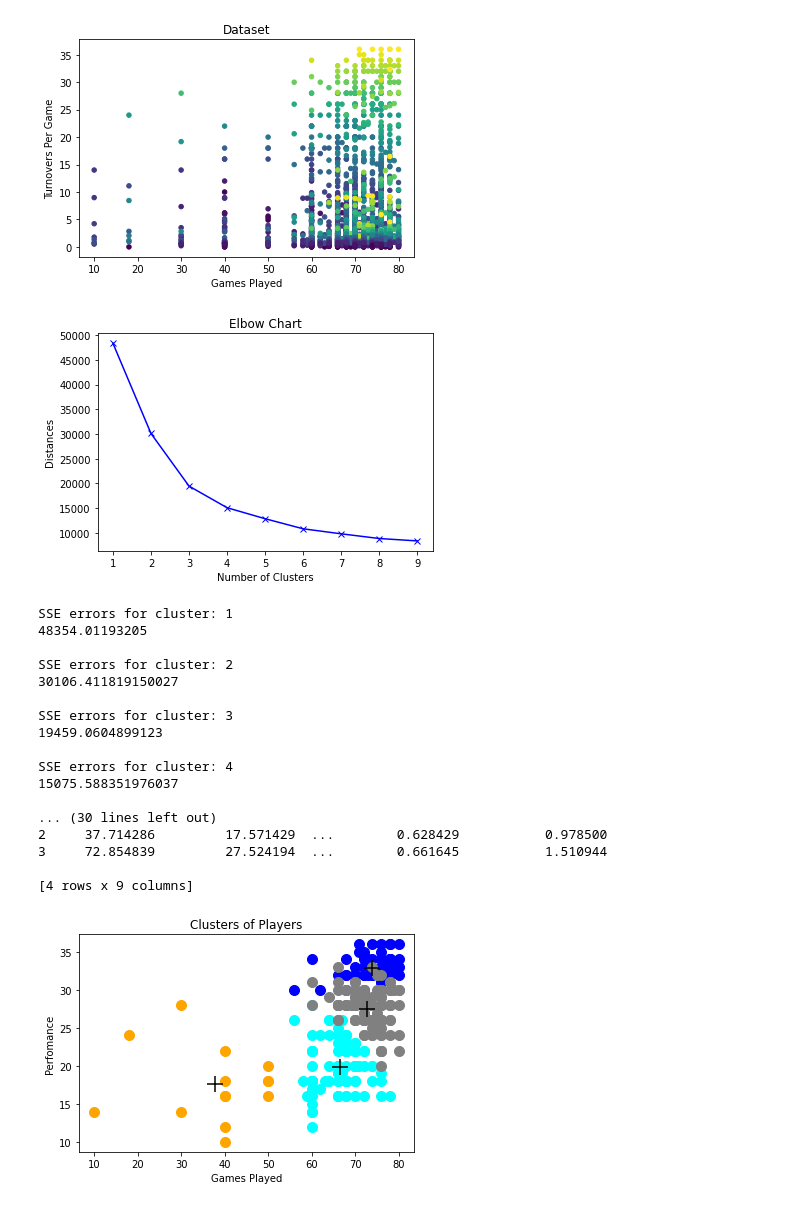
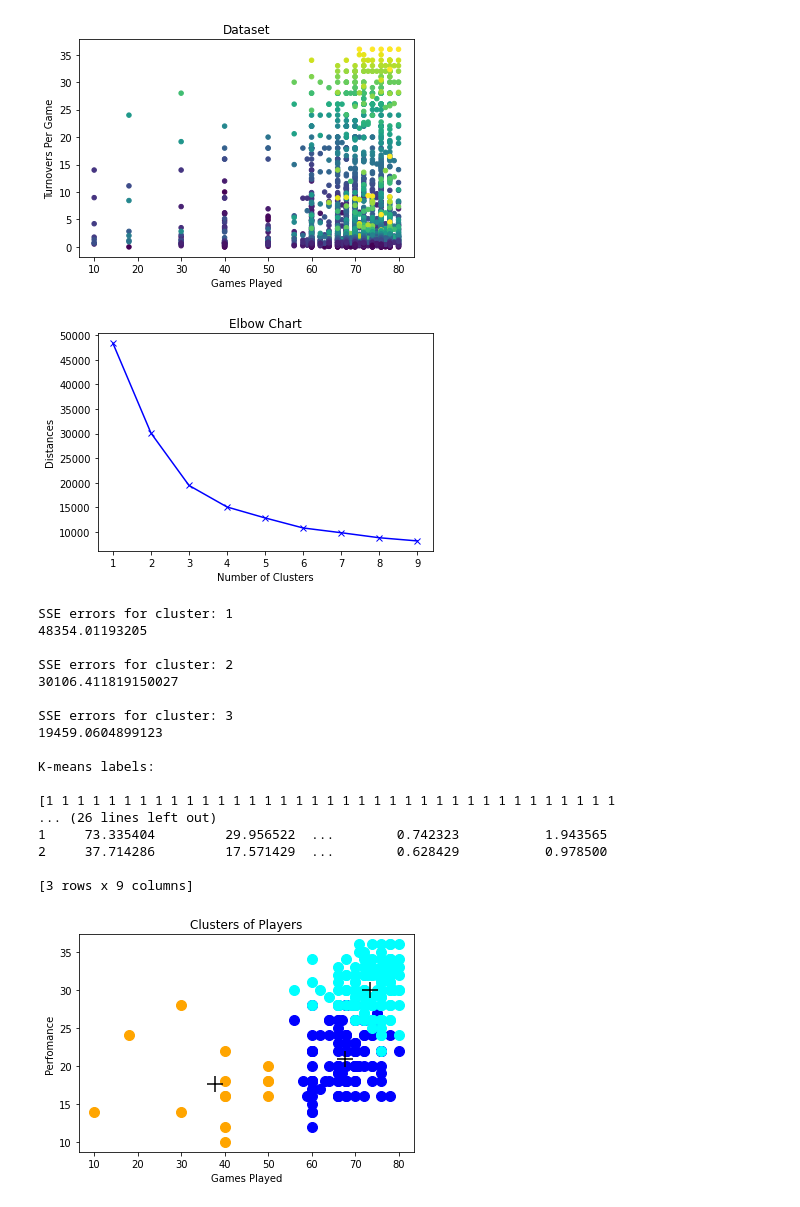
Before and after one commit to Gulnaz-18/K-means-clustering, a Jupyter notebook: Assignment3.ipynb, the cells around one changed output. Cells and saved outputs as stored; diff of their text form; code cells hidden in the pictures.

```diff
--- a/Assignment3.ipynb
+++ b/Assignment3.ipynb
@@ -50,7 +50,7 @@ plt.show()
 
 #assign k with optimal value according to Elbow Chart
 sse = {}
-for i in range (1, 5):
+for i in range (1, 4):
    k_means = cluster.KMeans(n_clusters=i, max_iter=50, random_state=1)
    k = k_means.fit_predict(frame)
    labels = k_means.labels_
@@ -75,7 +75,7 @@ print (pd.DataFrame(centroids,columns=['Games Played','Minutes Per Game', 'Point
 plt.scatter(frame[k==0, 0], frame[k==0, 1], s=100, c='blue', label ='Cluster 1')
 plt.scatter(frame[k==1, 0], frame[k==1, 1], s=100, c='cyan', label ='Cluster 2')
 plt.scatter(frame[k==2, 0], frame[k==2, 1], s=100, c='orange', label ='Cluster 3')
-plt.scatter(frame[k==3, 0], frame[k==3, 1], s=100, c='gray', label ='Cluster 4')
+#plt.scatter(frame[k==3, 0], frame[k==3, 1], s=100, c='gray', label ='Cluster 4')
 
 #plot the centroids
 plt.scatter(centroids[:, 0], centroids[:, 1], s=250, marker='+', c='black', label='Centroids')
@@ -104,20 +104,20 @@ Resolving inst-fs-iad-prod.inscloudgate.net (inst-fs-iad-prod.inscloudgate.net).
 [figure]
 [figure]
 SSE errors for cluster: 1
 48354.01193205
 
 SSE errors for cluster: 2
 30106.411819150027
 
 SSE errors for cluster: 3
 19459.0604899123
 
-SSE errors for cluster: 4
-15075.588351976037
+K-means labels:
 
-... (30 lines left out)
+[1 1 1 1 1 1 1 1 1 1 1 1 1 1 1 1 1 1 1 1 1 1 1 1 1 1 1 1 1 1 1 1 1 1 1 1 1
+... (26 lines left out)
+1     73.335404         29.956522  ...        0.742323           1.943565
 2     37.714286         17.571429  ...        0.628429           0.978500
-3     72.854839         27.524194  ...        0.661645           1.510944
 
-[4 rows x 9 columns]
+[3 rows x 9 columns]
-[figure, old version]
+[figure, new version]
```
Also changed, not shown: parts of 1 cell of this notebook.
